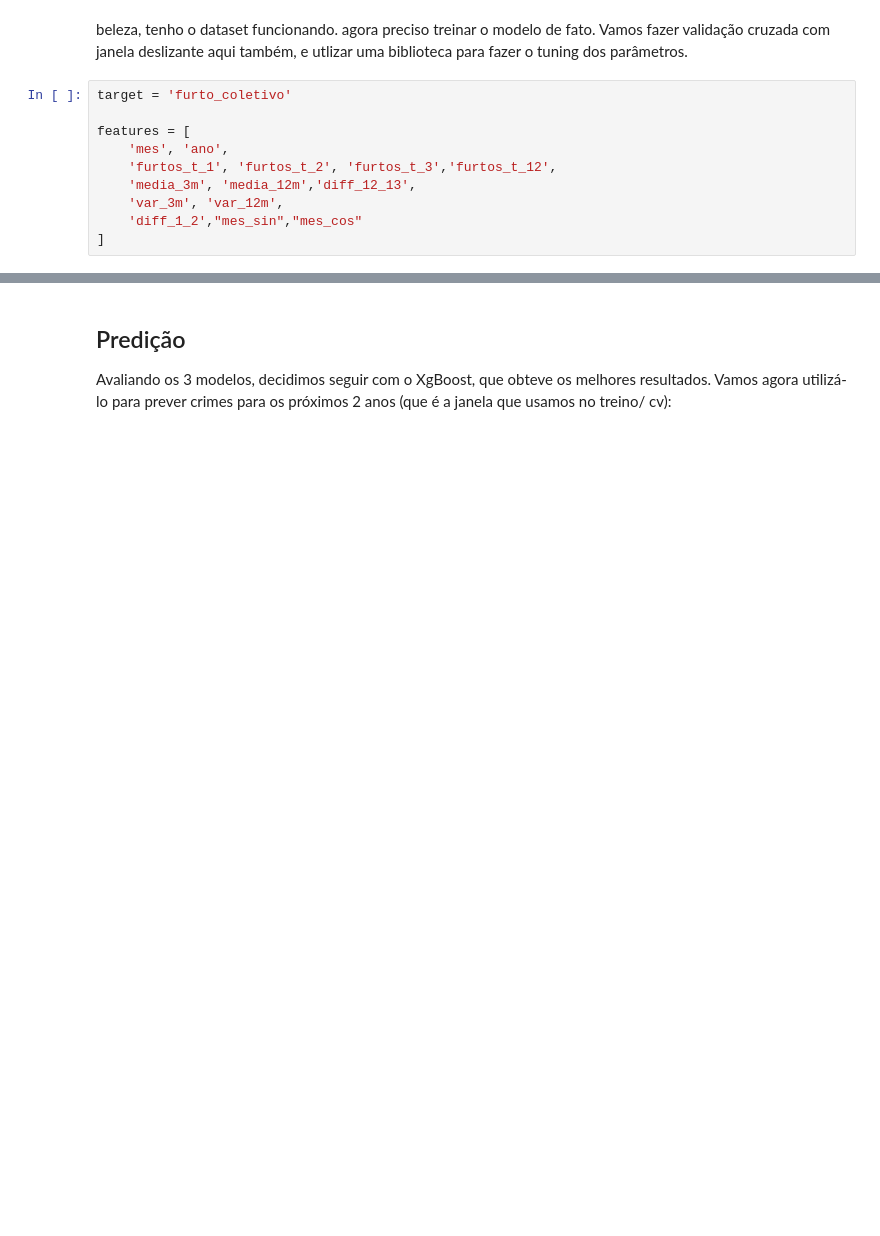
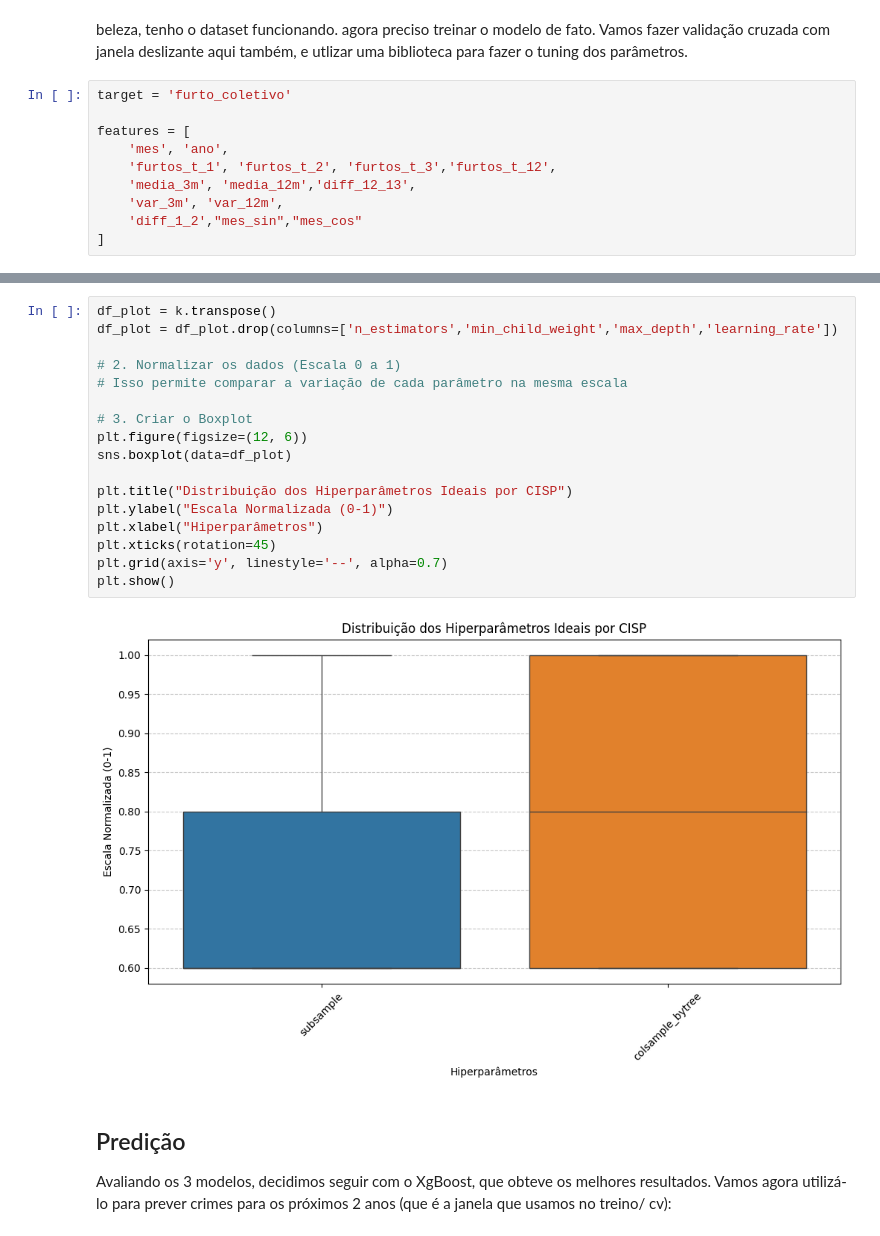
Before and after one commit to E-rhari/UFRJ-Analytica-PS-2026.1-Grupo-U, a Jupyter notebook: notebooks/modelo_previsao.ipynb, the cells around one changed output, grey strips where cells are left out. Drawn from its saved outputs; the diff is of its cells as text; blank space fills up the shorter version.

```diff
--- a/notebooks/modelo_previsao.ipynb
+++ b/notebooks/modelo_previsao.ipynb
@@ -351,3 +360,22 @@ print(np.sum(nums)/np.sum(divs))
+# %%
+df_plot = k.transpose()
+df_plot = df_plot.drop(columns=['n_estimators','min_child_weight','max_depth','learning_rate'])
+
+# 2. Normalizar os dados (Escala 0 a 1)
+# Isso permite comparar a variação de cada parâmetro na mesma escala
+
+# 3. Criar o Boxplot
+plt.figure(figsize=(12, 6))
+sns.boxplot(data=df_plot)
+
+plt.title("Distribuição dos Hiperparâmetros Ideais por CISP")
+plt.ylabel("Escala Normalizada (0-1)")
+plt.xlabel("Hiperparâmetros")
+plt.xticks(rotation=45)
+plt.grid(axis='y', linestyle='--', alpha=0.7)
+plt.show()
+# %% [output]
+[figure, added]
 # %% [markdown]
 ## Predição
 
```
Also changed, not shown: parts of 21 cells of this notebook.
